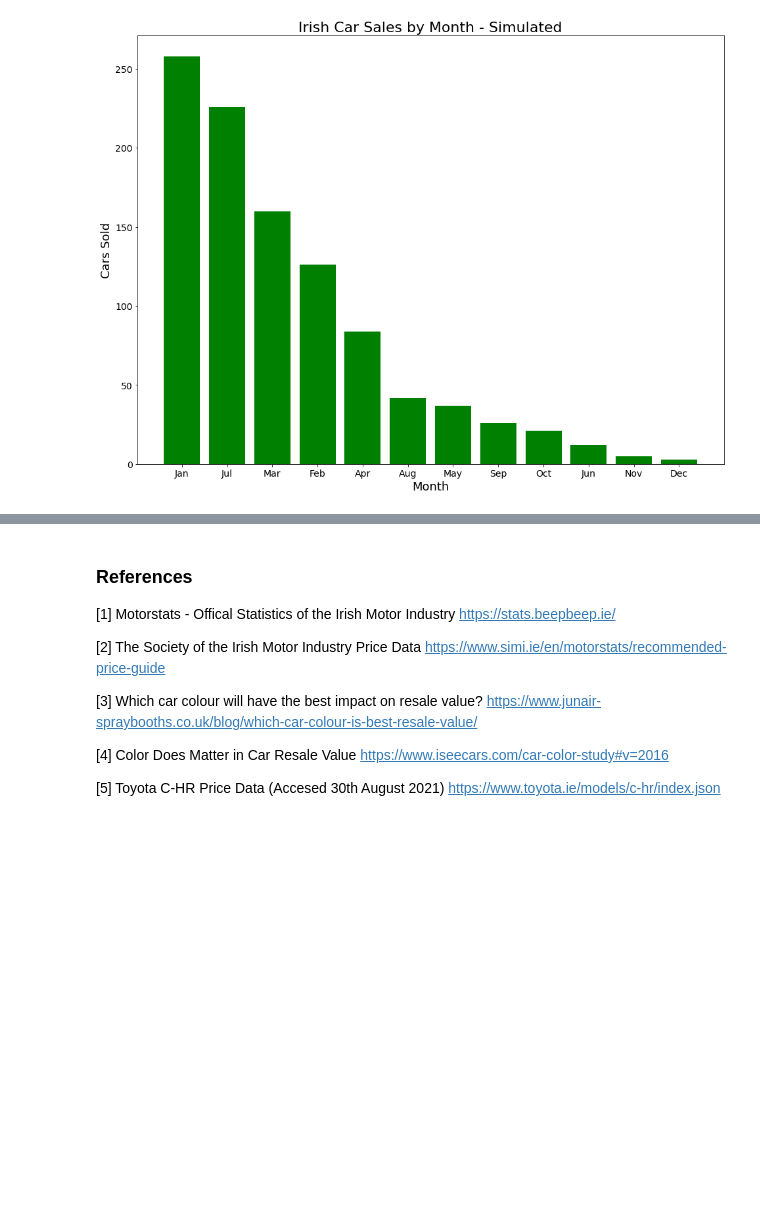
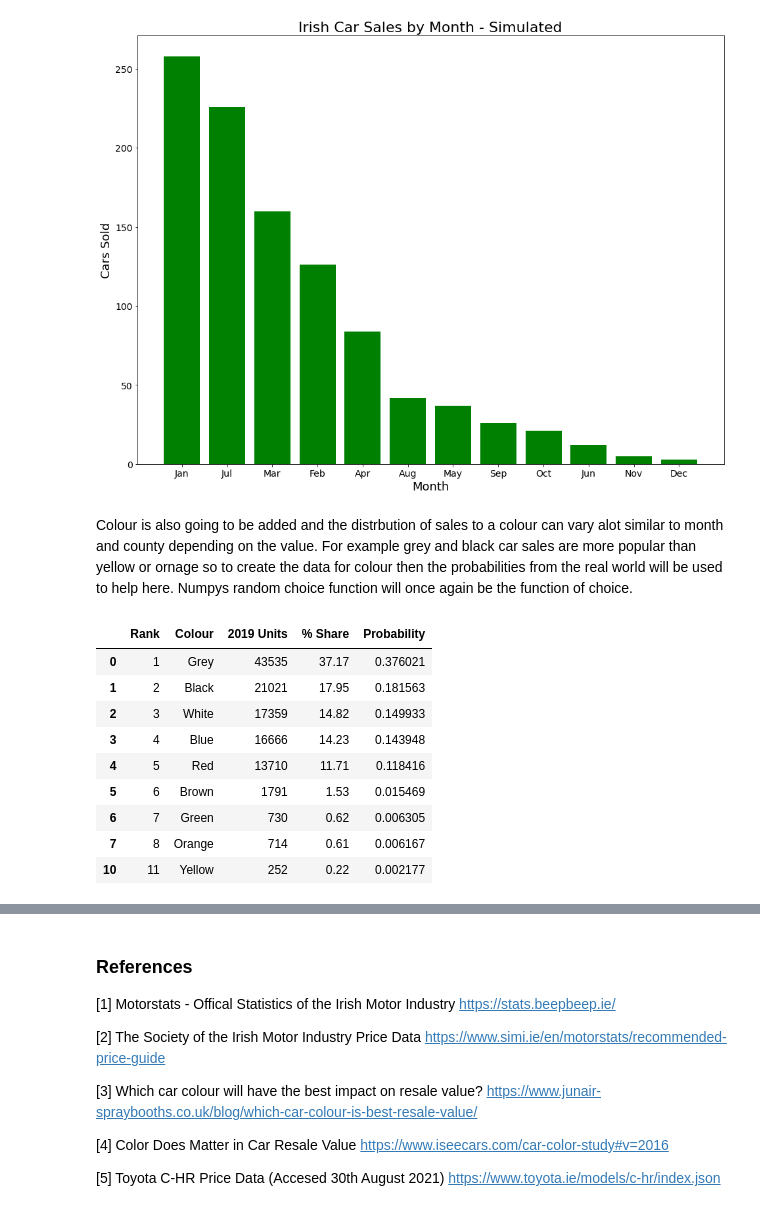
Before and after one commit to danielmccallion/Programming_for_Data_Analysis-Project, a Jupyter notebook: Project.ipynb, the cells around one changed output, grey strips where cells are left out. Cells and saved outputs as stored; diff of their text form; code cells hidden in the pictures; blank space fills up the shorter version.

```diff
--- a/Project.ipynb
+++ b/Project.ipynb
@@ -627,3 +627,5 @@ plt.title("Irish Car Sales by Month - Simulated", size=22)
 # %% [output]
 Text(0.5, 1.0, 'Irish Car Sales by Month - Simulated')
 [figure]
+# %% [markdown]
+Colour is also going to be added and the distrbution of sales to a colour can vary alot similar to month and county depending on the value. For example grey and black car sales are more popular than yellow or ornage so to create the data for colour then the probabilities from the real world will be used to help here. Numpys random choice function will once again be the function of choice.
@@ -629,0 +635,14 @@ Text(0.5, 1.0, 'Irish Car Sales by Month - Simulated')
+# %%
+# Display dataframe with probability
+colour_sales_df
+# %% [output]
+|  | Rank | Colour | 2019 Units | % Share | Probability |
+| 0 | 1 | Grey | 43535 | 37.17 | 0.376021 |
+| 1 | 2 | Black | 21021 | 17.95 | 0.181563 |
+| 2 | 3 | White | 17359 | 14.82 | 0.149933 |
+| 3 | 4 | Blue | 16666 | 14.23 | 0.143948 |
+| 4 | 5 | Red | 13710 | 11.71 | 0.118416 |
+| 5 | 6 | Brown | 1791 | 1.53 | 0.015469 |
+| 6 | 7 | Green | 730 | 0.62 | 0.006305 |
+| 7 | 8 | Orange | 714 | 0.61 | 0.006167 |
+| 10 | 11 | Yellow | 252 | 0.22 | 0.002177 |
```
Also changed, not shown: parts of 5 cells of this notebook.
